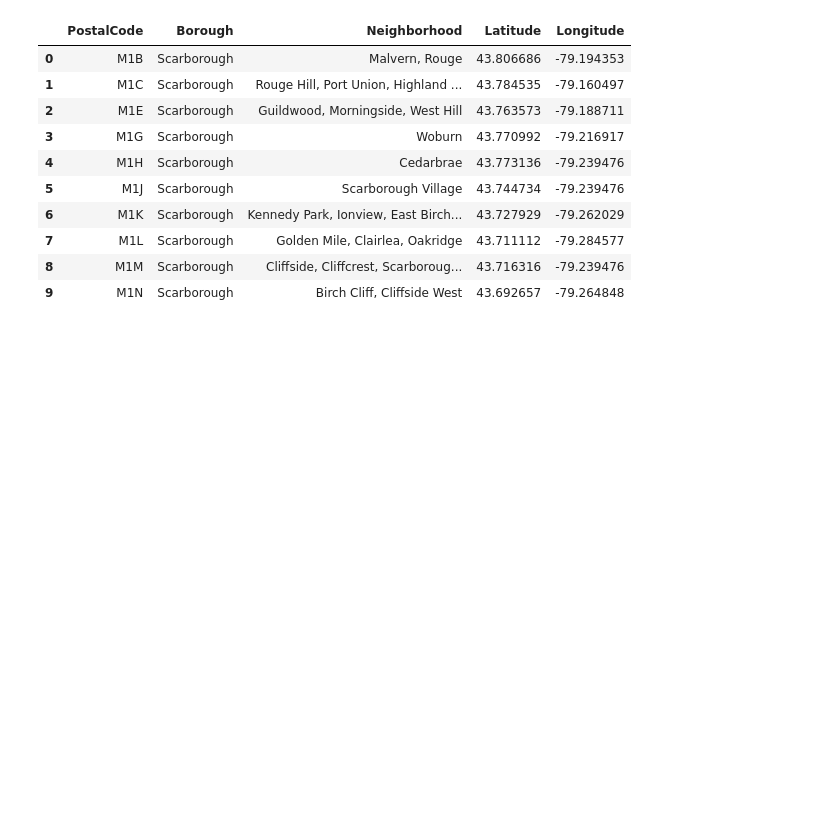
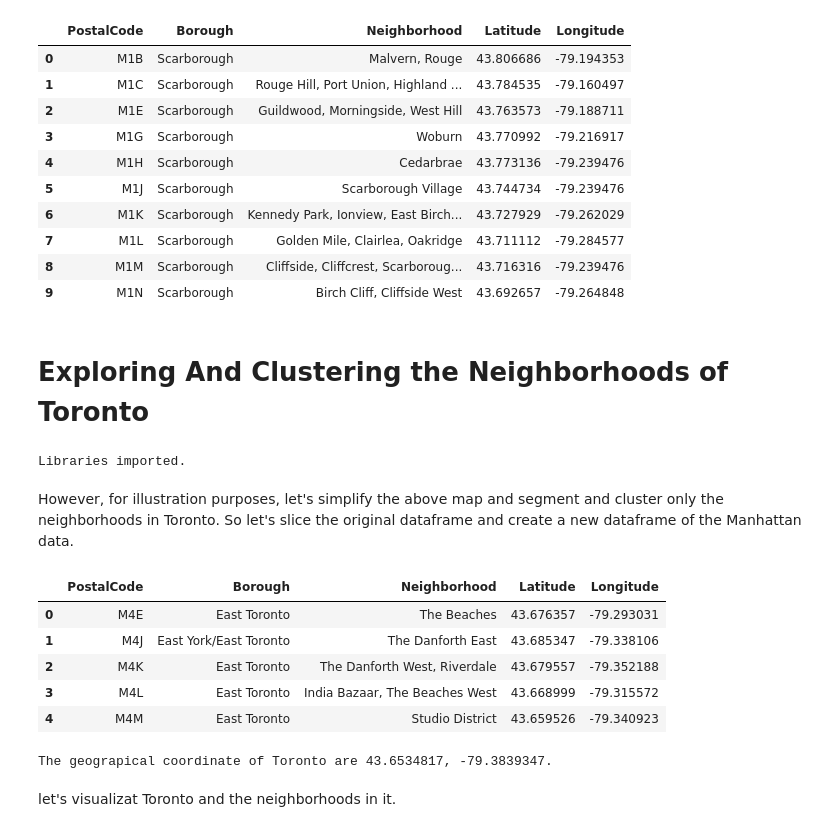
Before and after one commit to MuhammadAteeb225/Coursera_Capstone, a Jupyter notebook: Segmenting_and_Clustering_Neighborhoods_in_Toronto.ipynb, the cells around one changed output. Cells and saved outputs as stored; diff of their text form; code cells hidden in the pictures; blank space fills up the shorter version.

```diff
--- a/Segmenting_and_Clustering_Neighborhoods_in_Toronto.ipynb
+++ b/Segmenting_and_Clustering_Neighborhoods_in_Toronto.ipynb
@@ -74,3 +74,54 @@ toronto_data.head(10)
 | 7 | M1L | Scarborough | Golden Mile, Clairlea, Oakridge | 43.711112 | -79.284577 |
 | 8 | M1M | Scarborough | Cliffside, Cliffcrest, Scarboroug... | 43.716316 | -79.239476 |
 | 9 | M1N | Scarborough | Birch Cliff, Cliffside West | 43.692657 | -79.264848 |
+# %% [markdown]
+# Exploring And Clustering the Neighborhoods of Toronto
+# %%
+pd.set_option('display.max_columns', None)
+pd.set_option('display.max_rows', None)
+
+import json # library to handle JSON files
+
+#!conda install -c conda-forge geopy --yes # uncomment this line if you haven't completed the Foursquare API lab
+from geopy.geocoders import Nominatim # convert an address into latitude and longitude values
+
+import requests # library to handle requests
+from pandas.io.json import json_normalize # tranform JSON file into a pandas dataframe
+
+# Matplotlib and associated plotting modules
+import matplotlib.cm as cm
+import matplotlib.colors as colors
+
+# import k-means from clustering stage
+from sklearn.cluster import KMeans
+
+#!conda install -c conda-forge folium=0.5.0 --yes # uncomment this line if you haven't completed the Foursquare API lab
+import folium # map rendering library
+
+print('Libraries imported.')
+# %% [output]
+Libraries imported.
+# %% [markdown]
+However, for illustration purposes, let's simplify the above map and segment and cluster only the neighborhoods in Toronto. So let's slice the original dataframe and create a new dataframe of the Manhattan data.
+# %%
+neighborhood_data = toronto_data[toronto_data['Borough'].str.contains('Toronto')].reset_index(drop=True)
+neighborhood_data.head()
+# %% [output]
+|  | PostalCode | Borough | Neighborhood | Latitude | Longitude |
+| 0 | M4E | East Toronto | The Beaches | 43.676357 | -79.293031 |
+| 1 | M4J | East York/East Toronto | The Danforth East | 43.685347 | -79.338106 |
+| 2 | M4K | East Toronto | The Danforth West, Riverdale | 43.679557 | -79.352188 |
+| 3 | M4L | East Toronto | India Bazaar, The Beaches West | 43.668999 | -79.315572 |
+| 4 | M4M | East Toronto | Studio District | 43.659526 | -79.340923 |
+# %%
+address = 'Toronto'
+
+geolocator = Nominatim(user_agent="ny_explorer")
+location = geolocator.geocode(address)
+latitude = location.latitude
+longitude = location.longitude
+print('The geograpical coordinate of Toronto are {}, {}.'.format(latitude, longitude))
+# %% [output]
+The geograpical coordinate of Toronto are 43.6534817, -79.3839347.
+# %% [markdown]
+let's visualizat Toronto and the neighborhoods in it.
```
Also changed, not shown: parts of 1 cell of this notebook.
